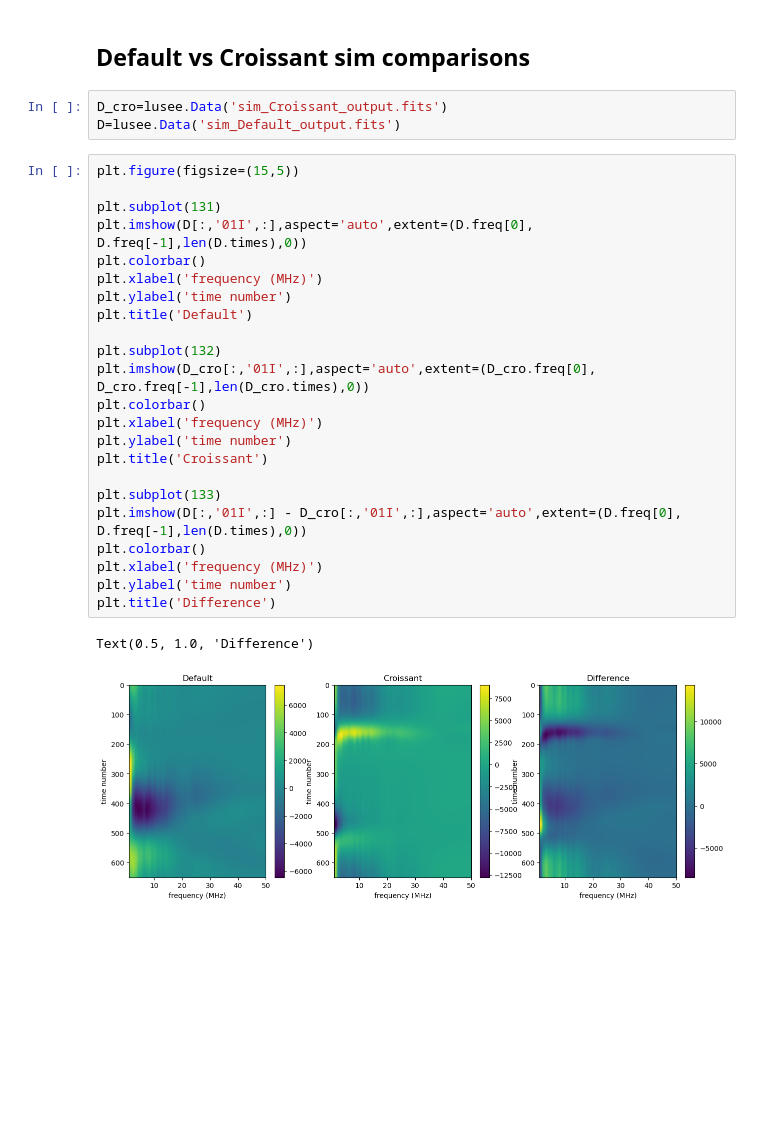
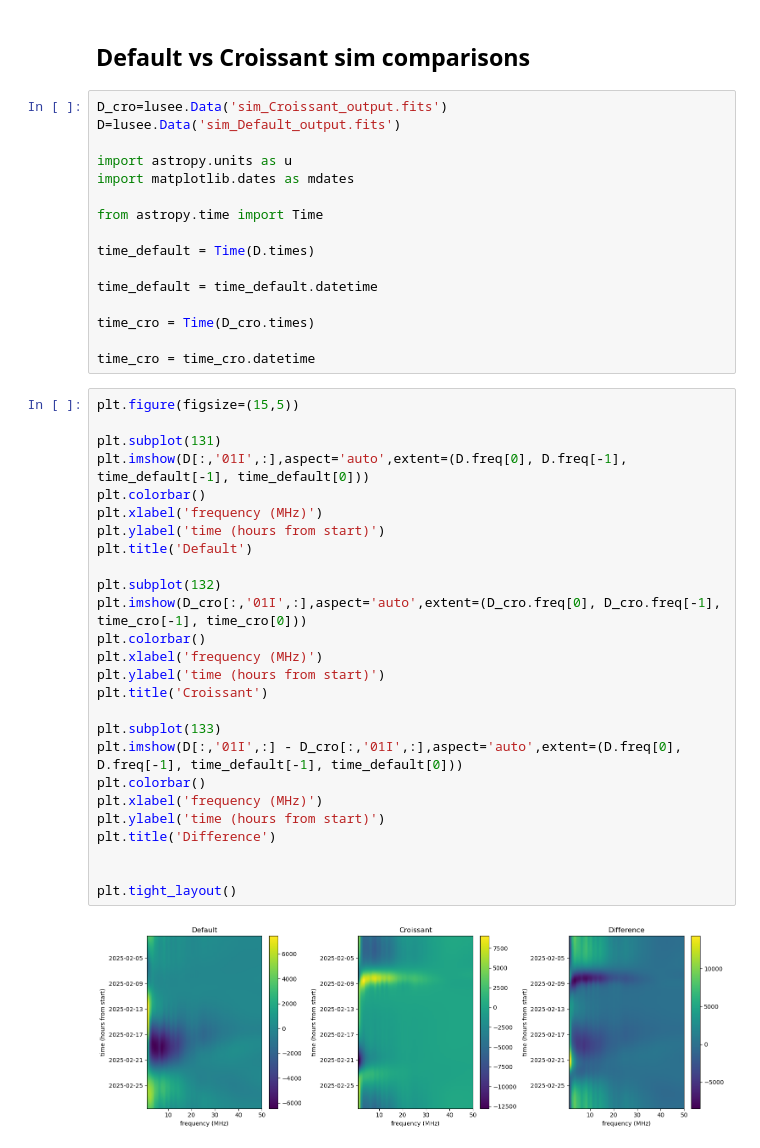
Before and after one commit to lusee-night/luseepy, a Jupyter notebook: simulation/output/plot_default_vs_cro_sims.ipynb, the cells around one changed output. Drawn from its saved outputs; the diff is of its cells as text; blank space fills up the shorter version.

Commit message:
Croissant and Default sim comparisons

```diff
--- a/simulation/output/plot_default_vs_cro_sims.ipynb
+++ b/simulation/output/plot_default_vs_cro_sims.ipynb
@@ -10,29 +10,44 @@ The croissant.jax interface is deprecated and will be removed in a future releas
 # %%
 D_cro=lusee.Data('sim_Croissant_output.fits')
 D=lusee.Data('sim_Default_output.fits')
+
+import astropy.units as u
+import matplotlib.dates as mdates
+
+from astropy.time import Time
+
+time_default = Time(D.times)
+
+time_default = time_default.datetime
+
+time_cro = Time(D_cro.times)
+
+time_cro = time_cro.datetime
 # %%
 plt.figure(figsize=(15,5))
 
 plt.subplot(131)
-plt.imshow(D[:,'01I',:],aspect='auto',extent=(D.freq[0], D.freq[-1],len(D.times),0))
+plt.imshow(D[:,'01I',:],aspect='auto',extent=(D.freq[0], D.freq[-1], time_default[-1], time_default[0]))
 plt.colorbar()
 plt.xlabel('frequency (MHz)')
-plt.ylabel('time number')
+plt.ylabel('time (hours from start)')
 plt.title('Default')
 
 plt.subplot(132)
-plt.imshow(D_cro[:,'01I',:],aspect='auto',extent=(D_cro.freq[0], D_cro.freq[-1],len(D_cro.times),0))
+plt.imshow(D_cro[:,'01I',:],aspect='auto',extent=(D_cro.freq[0], D_cro.freq[-1], time_cro[-1], time_cro[0]))
 plt.colorbar()
 plt.xlabel('frequency (MHz)')
-plt.ylabel('time number')
+plt.ylabel('time (hours from start)')
 plt.title('Croissant')
 
 plt.subplot(133)
-plt.imshow(D[:,'01I',:] - D_cro[:,'01I',:],aspect='auto',extent=(D.freq[0], D.freq[-1],len(D.times),0))
+plt.imshow(D[:,'01I',:] - D_cro[:,'01I',:],aspect='auto',extent=(D.freq[0], D.freq[-1], time_default[-1], time_default[0]))
 plt.colorbar()
 plt.xlabel('frequency (MHz)')
-plt.ylabel('time number')
+plt.ylabel('time (hours from start)')
 plt.title('Difference')
+
+
+plt.tight_layout()
 # %% [output]
-Text(0.5, 1.0, 'Difference')
-[figure, old version]
+[figure, new version]
```
Also changed, not shown: parts of 17 cells of this notebook, 2 other files.
